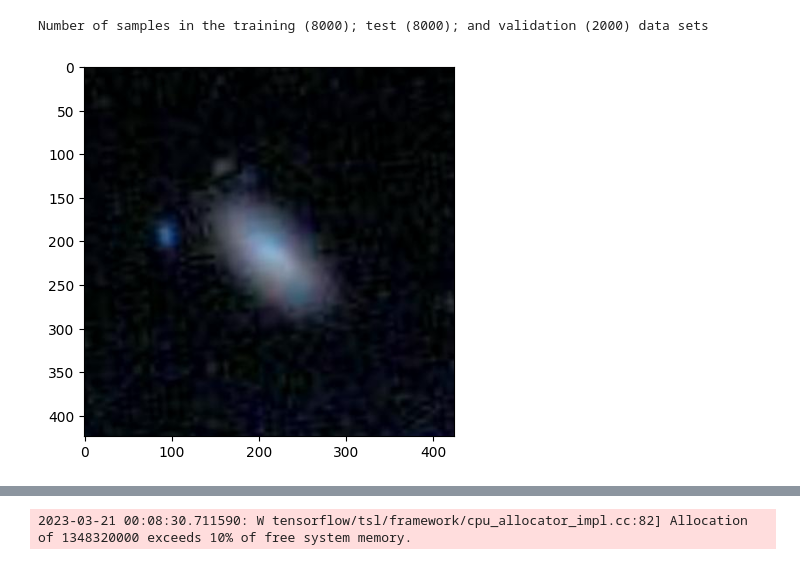
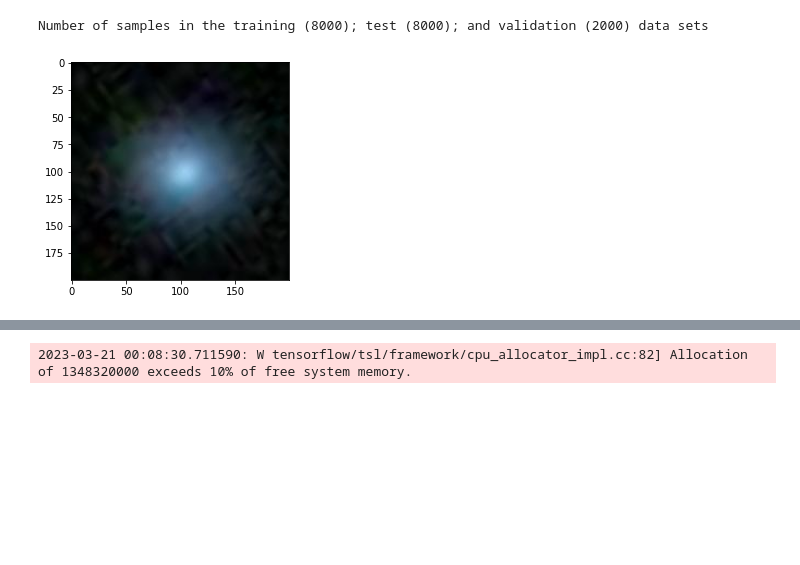
Before and after one commit to Yariazen/phys139-239-final-proj, a Jupyter notebook: main.ipynb, the cells around one changed output, grey strips where cells are left out. Saved outputs shown, nothing was run; the diff lists cells and outputs as text; code cells hidden in the pictures; blank space fills up the shorter version.

Commit message:
Added a few lines to take the center 200 (number can be changed) pixels

```diff
--- a/main.ipynb
+++ b/main.ipynb
@@ -55,11 +60,17 @@ training_img_sol = []
 
 to_sample = np.random.permutation(61578)
 
-for sample in to_sample[:10000]:
+# only save the (reshape_size, reshape_size) pixels in the center of the images
+reshape_size = 200
+edges = [int((424-reshape_size)/2), int((424-reshape_size)/2+reshape_size)]
+
+for sample in tqdm(to_sample[:10000]):
     file = training_file_names[sample]
 
     # extract training image
-    training_img.append(cv2.imread(os.path.join(training_path, file)))
+    temp_img = cv2.imread(os.path.join(training_path, file))
+    temp_img = temp_img[edges[0]:edges[1], edges[0]:edges[1], :]
+    training_img.append(temp_img)
 
     # extract corresponding galaxy class probabilities from answer key
     galaxy_id = file[:6]
@@ -72,8 +83,10 @@ training_img_sol = np.array(training_img_sol)
 
 # load testing images
 test_img = []
-for file in test_file_names[:1000]:
-    test_img.append(cv2.imread(os.path.join(test_path, file)))
+for file in tqdm(test_file_names[:1000]):
+    temp_img = cv2.imread(os.path.join(test_path, file))
+    temp_img = temp_img[edges[0]:edges[1], edges[0]:edges[1], :]
+    test_img.append(temp_img)
 test_img = np.array(test_img)
 
 # class types (I'm sure there's a better way of doing this)
@@ -87,37 +100,37 @@ galaxy_class_labels = np.array(["Class1.1", "Class1.2", "Class1.3", "Class2.1",
 from tensorflow.keras.utils import to_categorical
 from sklearn.model_selection import train_test_split
 
 
-def reshape_arrays(data, labels):
+def reshape_arrays(data, labels, reshape_size):
     """reshape arrays for Keras"""
-    data = data.reshape(-1, 424, 424, 3)
+    data = data.reshape(-1, reshape_size, reshape_size, 3)
     labels = to_categorical(labels)
     return data, labels
 
 # split the samples into training, validation and, test data sets:
 train_frac = 0.8
 val_frac = 0.2
 
 # format the data for NN training
 data_train_val, data_test, class_train_val, class_test = train_test_split(training_img, training_img_sol, test_size=None)
 
 data_train, data_val, class_train, class_val = train_test_split(
     training_img, training_img_sol, test_size=val_frac / (train_frac + val_frac)
 )
 
 class_train = np.asarray(class_train, dtype=np.float64)
 
 plt.imshow(data_train[0])
 
-data_train, _ = reshape_arrays(data_train, class_train)
+data_train, _ = reshape_arrays(data_train, class_train, reshape_size)
 
 # print number of samples
 print(
     f"Number of samples in the training ({data_train.shape[0]}); test ({data_train.shape[0]}); and validation ({data_val.shape[0]}) data sets"
 )
 # %% [output]
 Number of samples in the training (8000); test (8000); and validation (2000) data sets
-[figure, old version]
+[figure, new version]
 # %%
 from tensorflow.keras.models import Sequential
 from tensorflow.keras.layers import BatchNormalization, Dense, Conv2D, MaxPooling2D, Dropout, Flatten
```
Also changed, not shown: parts of 3 cells of this notebook.
